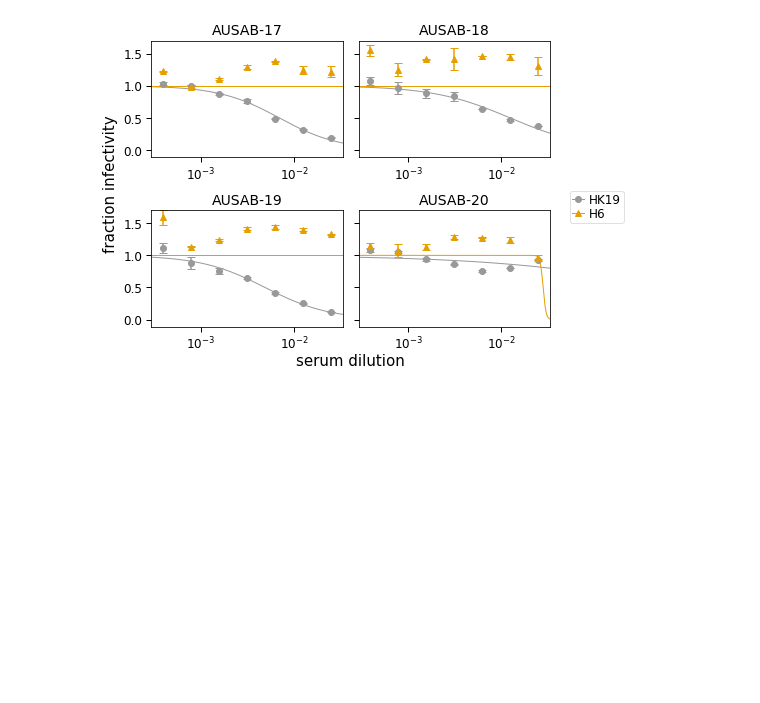
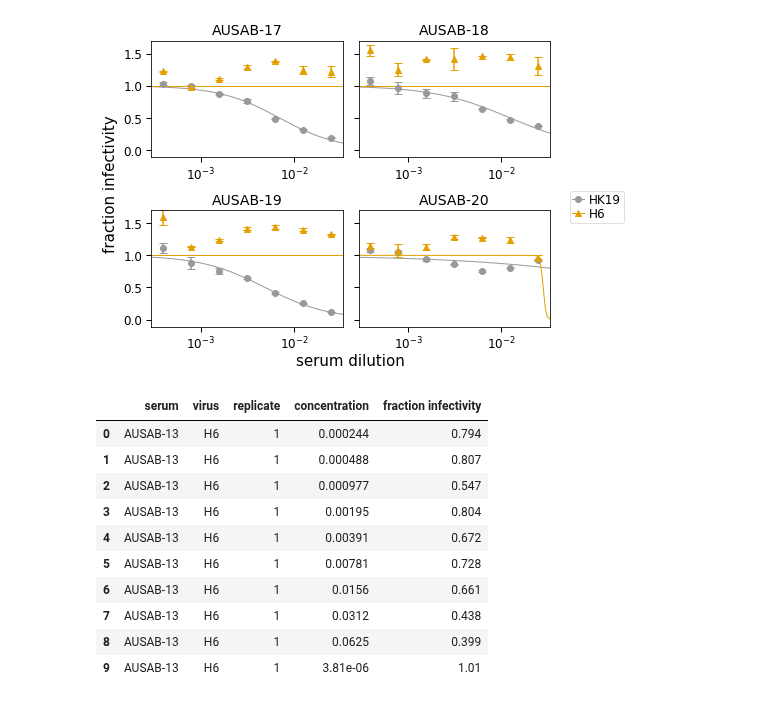
Before and after one commit to sorsinelli/flu_h3_hk19_dms_ic50, a Jupyter notebook: experiments/neut_assays/analyze_sera_neut_screening.ipynb, the cells around one changed output. Cells and saved outputs as stored; diff of their text form; code cells hidden in the pictures; blank space fills up the shorter version.

```diff
--- a/experiments/neut_assays/analyze_sera_neut_screening.ipynb
+++ b/experiments/neut_assays/analyze_sera_neut_screening.ipynb
@@ -295,3 +295,20 @@ bbox = matplotlib.transforms.Bbox([[0, 0], [8.3, 6]])
 plt.savefig('figures/220922_serum_neuts_17-20.pdf', bbox_inches=bbox)
 # %% [output]
 [figure]
+# %%
+data = (
+    pd.read_csv('neut_data/221006_ser-07-13_neuts_tidy.csv')
+)
+data.head(10)
+# %% [output]
+|  | serum | virus | replicate | concentration | fraction infectivity |
+| 0 | AUSAB-13 | H6 | 1 | 0.000244 | 0.794 |
+| 1 | AUSAB-13 | H6 | 1 | 0.000488 | 0.807 |
+| 2 | AUSAB-13 | H6 | 1 | 0.000977 | 0.547 |
+| 3 | AUSAB-13 | H6 | 1 | 0.00195 | 0.804 |
+| 4 | AUSAB-13 | H6 | 1 | 0.00391 | 0.672 |
+| 5 | AUSAB-13 | H6 | 1 | 0.00781 | 0.728 |
+| 6 | AUSAB-13 | H6 | 1 | 0.0156 | 0.661 |
+| 7 | AUSAB-13 | H6 | 1 | 0.0312 | 0.438 |
+| 8 | AUSAB-13 | H6 | 1 | 0.0625 | 0.399 |
+| 9 | AUSAB-13 | H6 | 1 | 3.81e-06 | 1.01 |
```
Also changed, not shown: parts of 4 cells of this notebook, 3 other files.
